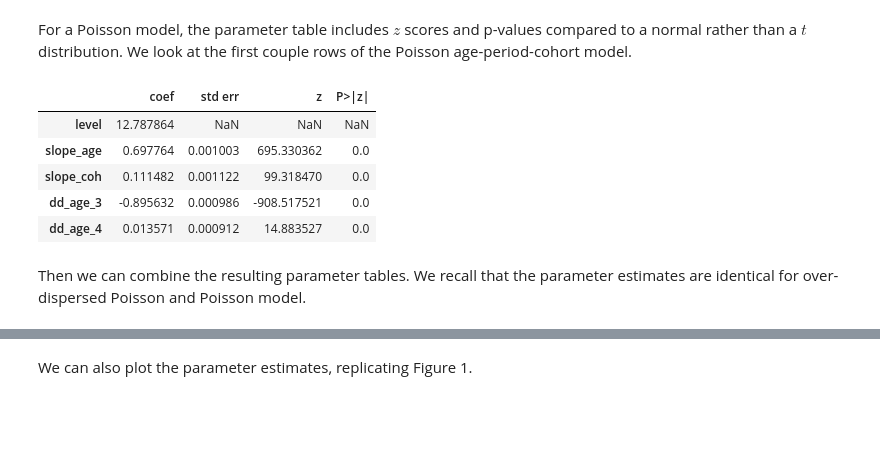
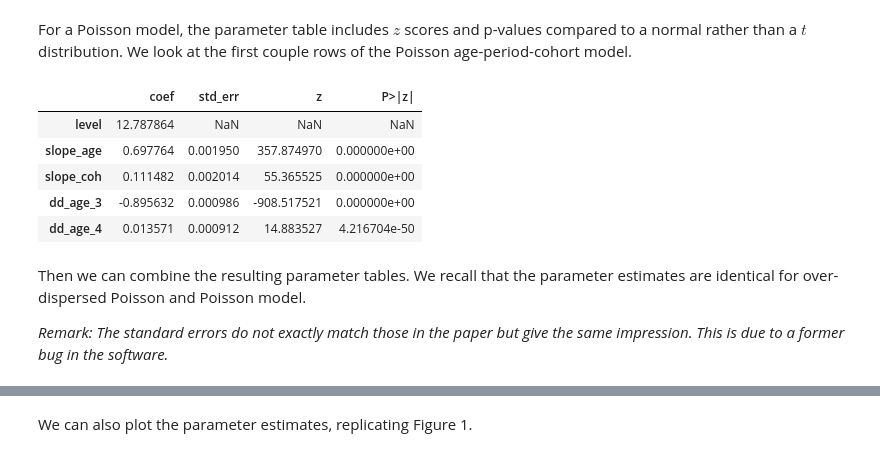
Before and after one commit to JonasHarnau/apc, a Jupyter notebook: apc/vignettes/vignette_over_dispersed_apc.ipynb, the cells around one changed output, grey strips where cells are left out. Cells and saved outputs as stored; diff of their text form; code cells hidden in the pictures; blank space fills up the shorter version.

```diff
--- a/apc/vignettes/vignette_over_dispersed_apc.ipynb
+++ b/apc/vignettes/vignette_over_dispersed_apc.ipynb
@@ -22,7 +22,7 @@ model.data_from_df(apc.data.pre_formatted.loss_TA(), data_format='CL')
 
 We first consider a deviance analysis. We start with an over-dispersed Poisson model with an age-period-cohort predictor and look for reductions.
 # %%
-model.fit_table('od_poisson_response', reference_predictor='APC')
+model.fit_table('od_poisson_response')
 model.deviance_table
 # %% [output]
 |  | deviance | df_resid | P>chi_sq | LR_vs_APC | df_vs_APC | F_vs_APC | P>F |
@@ -128,16 +128,18 @@ model_ac_pois.fit('poisson_response', 'AC')
 # %% [markdown]
 For a Poisson model, the parameter table includes $z$ scores and p-values compared to a normal rather than a $t$ distribution. We look at the first couple rows of the Poisson age-period-cohort model.
 # %%
-model_apc_pois.para_table.head()
+model_apc_pois.parameters.head()
 # %% [output]
-|  | coef | std err | z | P>|z| |
+|  | coef | std_err | z | P>|z| |
 | level | 12.787864 | NaN | NaN | NaN |
-| slope_age | 0.697764 | 0.001003 | 695.330362 | 0.0 |
-| slope_coh | 0.111482 | 0.001122 | 99.318470 | 0.0 |
-| dd_age_3 | -0.895632 | 0.000986 | -908.517521 | 0.0 |
-| dd_age_4 | 0.013571 | 0.000912 | 14.883527 | 0.0 |
+| slope_age | 0.697764 | 0.001950 | 357.874970 | 0.000000e+00 |
+| slope_coh | 0.111482 | 0.002014 | 55.365525 | 0.000000e+00 |
+| dd_age_3 | -0.895632 | 0.000986 | -908.517521 | 0.000000e+00 |
+| dd_age_4 | 0.013571 | 0.000912 | 14.883527 | 4.216704e-50 |
 # %% [markdown]
 Then we can combine the resulting parameter tables. We recall that the parameter estimates are identical for over-dispersed Poisson and Poisson model.
+
+*Remark: The standard errors do not exactly match those in the paper but give the same impression. This is due to a former bug in the software.*
 # %%
 import pandas as pd
 pd.concat([
```
Also changed, not shown: parts of 15 cells of this notebook.
